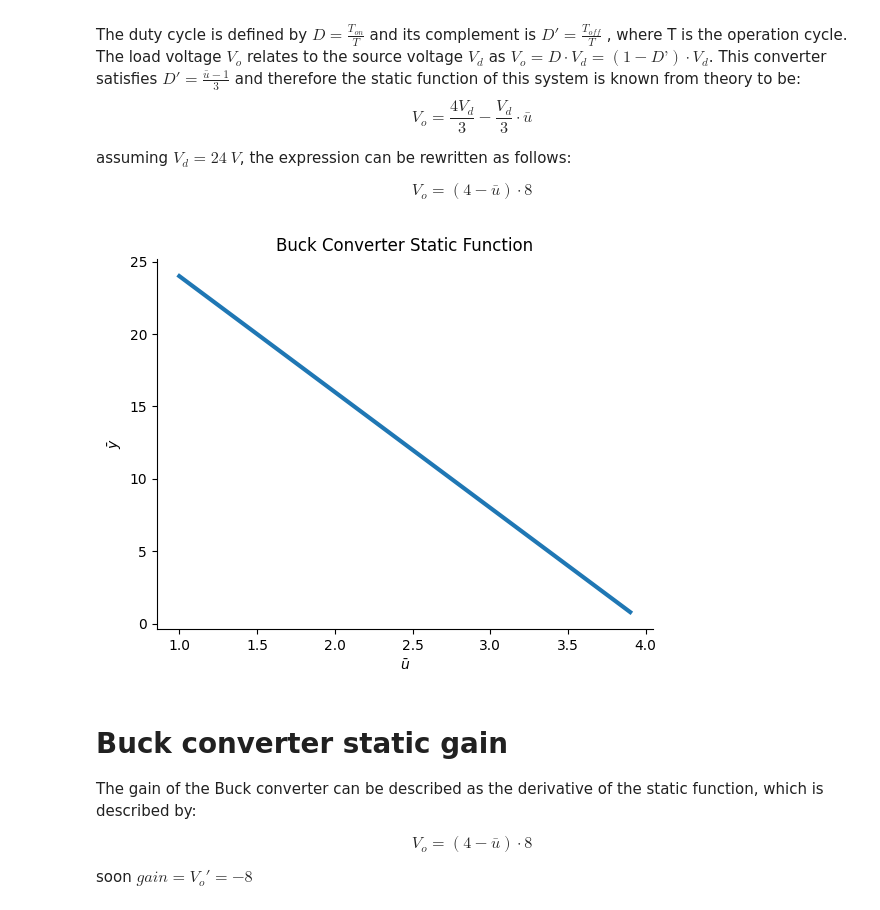
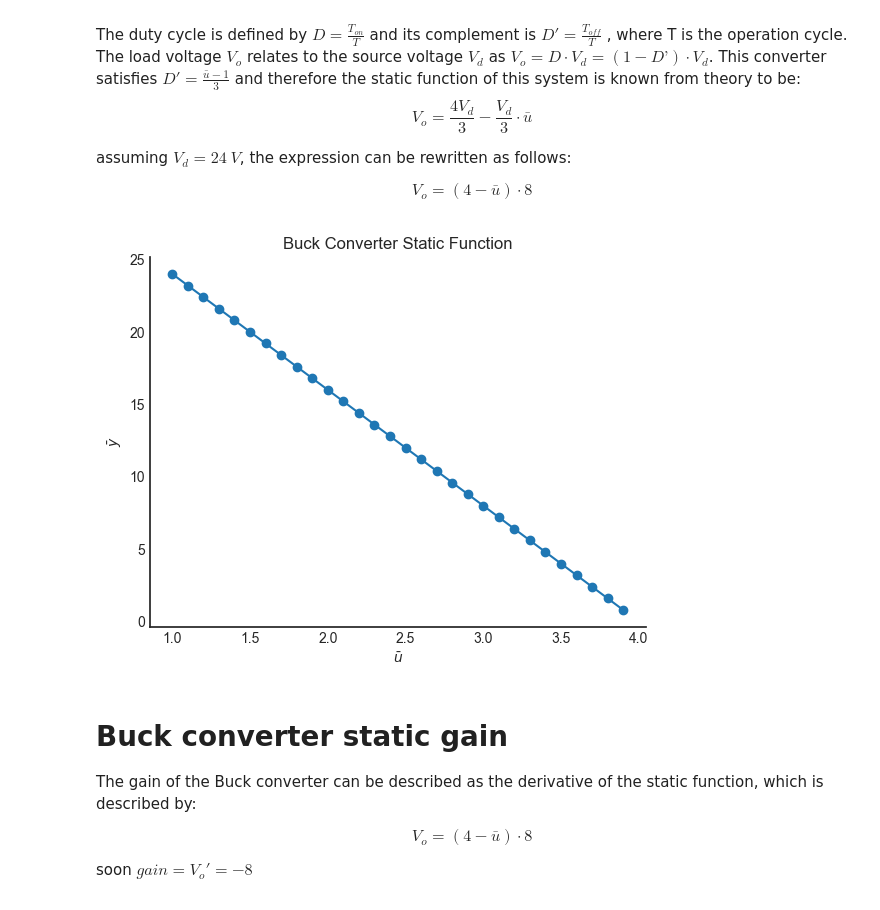
Before and after one commit to GabrielBuenoLeandro/Multiobjetive, a Jupyter notebook: examples/conversor_buck.ipynb, the cells around one changed output. Drawn from its saved outputs; the diff is of its cells as text; code cells hidden in the pictures.

```diff
--- a/examples/conversor_buck.ipynb
+++ b/examples/conversor_buck.ipynb
@@ -73,21 +74,21 @@ $$
 # %%
 # Static data
 Vd = 24
 Yo = np.zeros(30)
 Uo = np.zeros(30)
 for t in range(10, 40):
     Uo[t-10] = (t)/10
     Yo[t-10] = (4-Uo[t-10])*Vd/3
 Uo = Uo.reshape(-1, 1)
 Yo = Yo.reshape(-1, 1)
 plt.figure(3)
 plt.title('Buck Converter Static Function')
 plt.xlabel('$\\bar{u}$')
 plt.ylabel('$\\bar{y}$')
-plt.plot(Uo, Yo, linewidth=3)
+plt.plot(Uo, Yo, linewidth=1.5, linestyle='-', marker='o')
 plt.show()
 # %% [output]
-[figure, old version]
+[figure, new version]
 # %% [markdown]
 # Buck converter static gain
 
```
Also changed, not shown: parts of 11 cells of this notebook, 1 other file.
